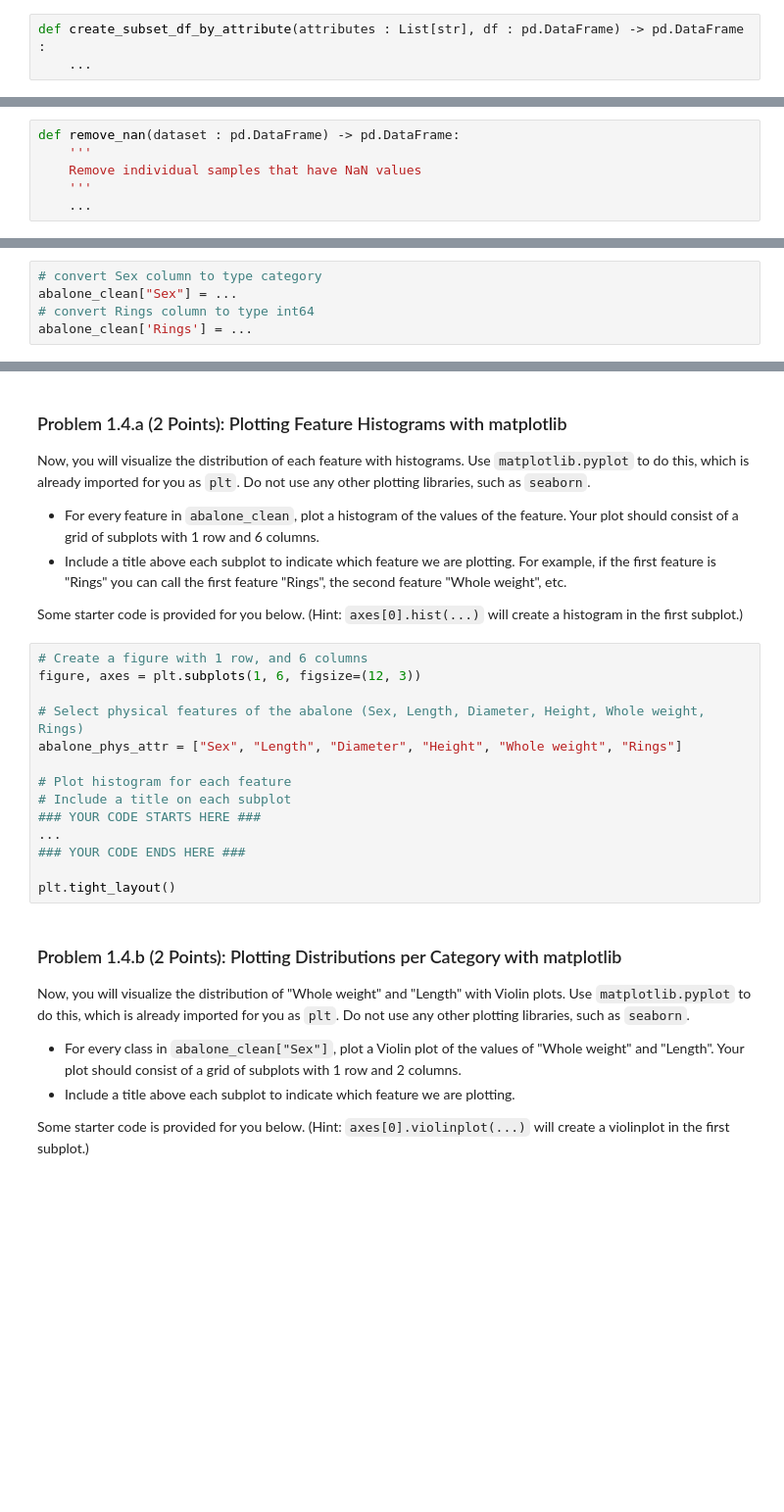
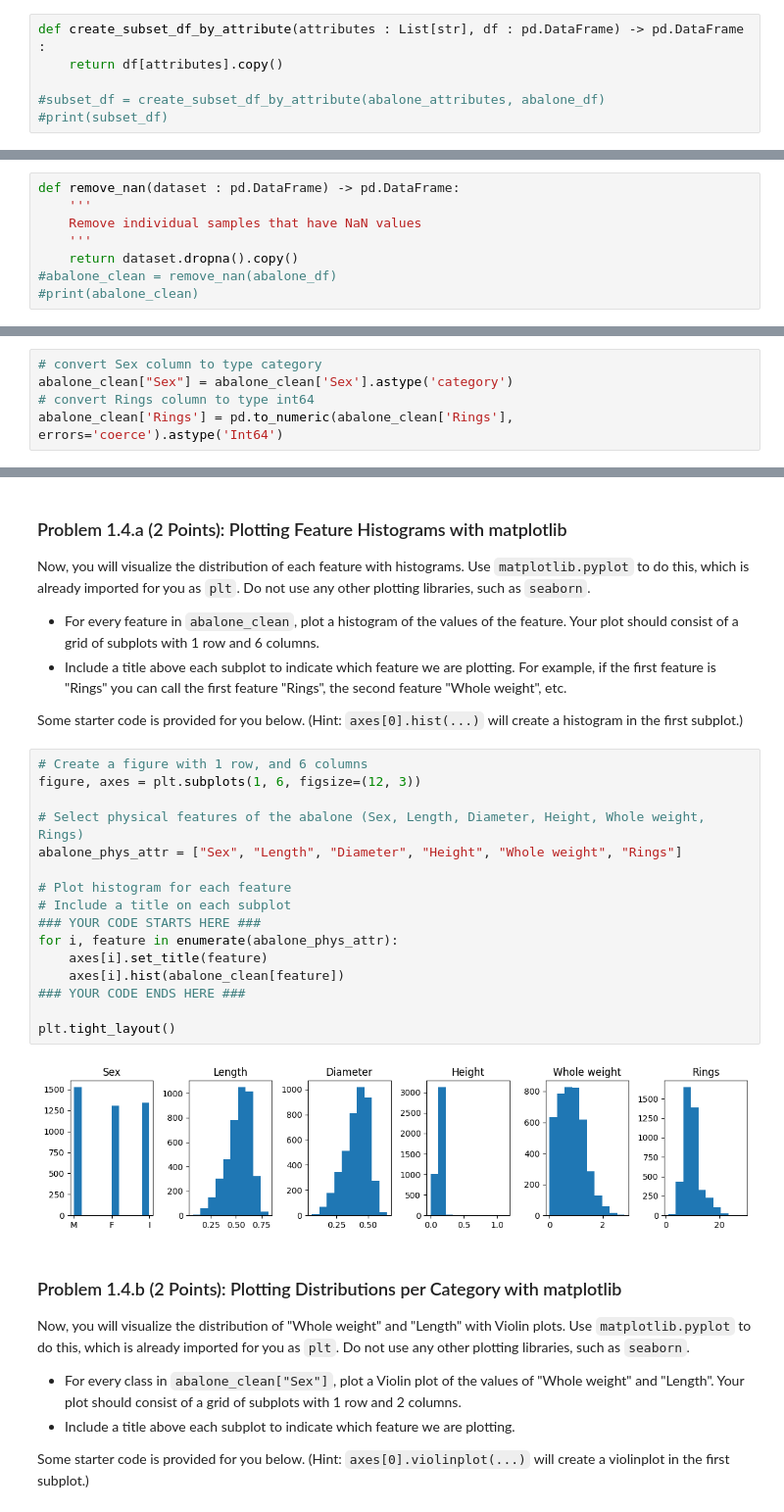
Before and after one commit to Jxykb/ics178HW1, a Jupyter notebook: student/cs178_sp25_hw1.ipynb, the cells around one changed output, grey strips where cells are left out. Shown at 98% size. Saved outputs shown, nothing was run; the diff lists cells and outputs as text; blank space fills up the shorter version.

```diff
--- a/student/cs178_sp25_hw1.ipynb
+++ b/student/cs178_sp25_hw1.ipynb
@@ -327,7 +339,10 @@ Taking the learnings from the previous questions, create a new DataFrame that is
 abalone_attributes = ["Sex", "Length", "Diameter", "Height", "Whole weight", "Rings"]
 # %%
 def create_subset_df_by_attribute(attributes : List[str], df : pd.DataFrame) -> pd.DataFrame :
-    ...
+    return df[attributes].copy()
+
+#subset_df = create_subset_df_by_attribute(abalone_attributes, abalone_df)
+#print(subset_df)
 # %% [markdown]
 #### Problem 1.3.e Abalone NaN Removal (Pandas)
 
@@ -343,7 +358,9 @@ def remove_nan(dataset : pd.DataFrame) -> pd.DataFrame:
     '''
     Remove individual samples that have NaN values
     '''
-    ...
+    return dataset.dropna().copy()
+#abalone_clean = remove_nan(abalone_df)
+#print(abalone_clean)
 # %% [markdown]
 #### Q1.3.f Abalone Summary
 
@@ -385,8 +416,8 @@ When a homogenous datatype for a column cannot be deduced, it becomes an object
 [Useful link for more on `categorical`](https://pandas.pydata.org/pandas-docs/stable/user_guide/categorical.html)
 # %%
 # convert Sex column to type category
-abalone_clean["Sex"] = ...
+abalone_clean["Sex"] = abalone_clean['Sex'].astype('category')
 # convert Rings column to type int64
-abalone_clean['Rings'] = ...
+abalone_clean['Rings'] = pd.to_numeric(abalone_clean['Rings'], errors='coerce').astype('Int64')
 # %%
 abalone_clean.dtypes
@@ -414,17 +456,21 @@ Some starter code is provided for you below. (Hint: `axes[0].hist(...)` will cre
 # %%
 # Create a figure with 1 row, and 6 columns
 figure, axes = plt.subplots(1, 6, figsize=(12, 3))
 
 # Select physical features of the abalone (Sex, Length, Diameter, Height, Whole weight, Rings)
 abalone_phys_attr = ["Sex", "Length", "Diameter", "Height", "Whole weight", "Rings"]
 
 # Plot histogram for each feature
 # Include a title on each subplot
 ### YOUR CODE STARTS HERE ###
-...
+for i, feature in enumerate(abalone_phys_attr):
+    axes[i].set_title(feature)
+    axes[i].hist(abalone_clean[feature])
 ### YOUR CODE ENDS HERE ###
 
 plt.tight_layout()
+# %% [output]
+[figure, added]
 # %% [markdown]
 <!-- END QUESTION -->
 
```
Also changed, not shown: parts of 19 cells of this notebook, 2 other files.
